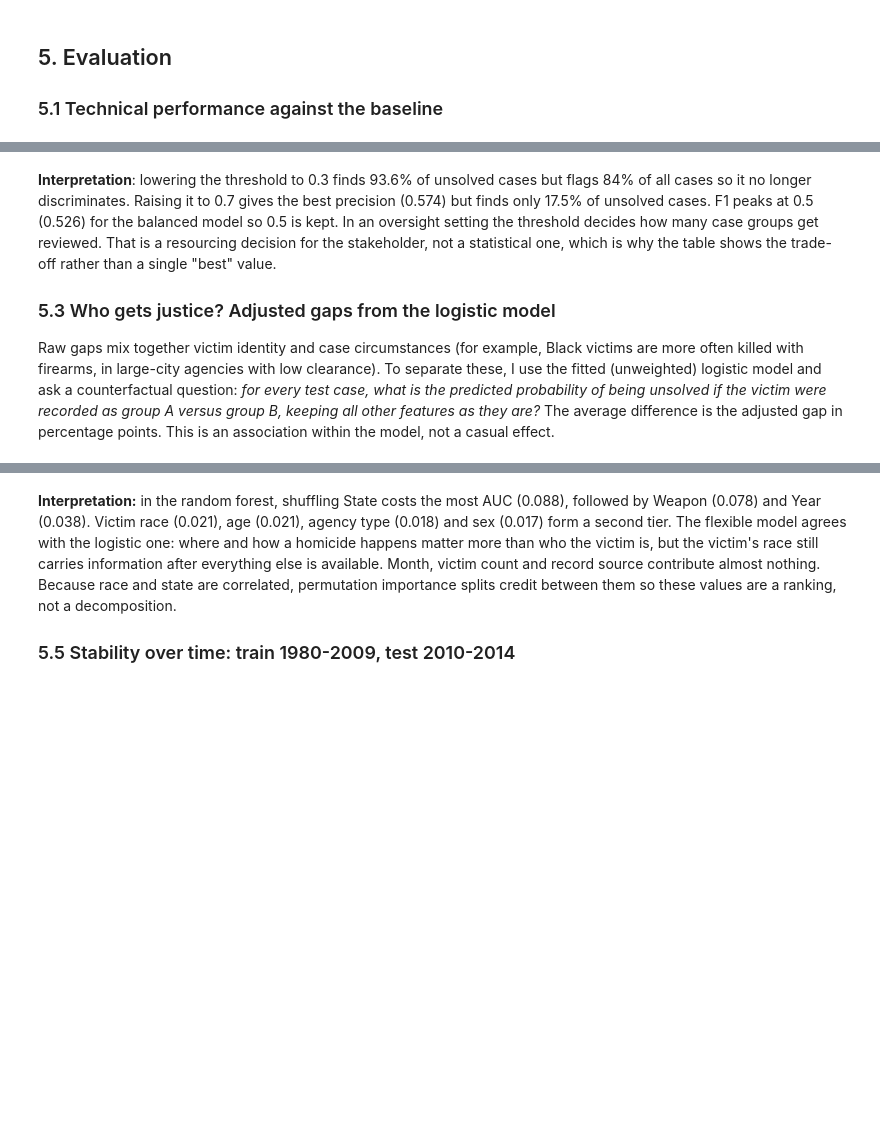
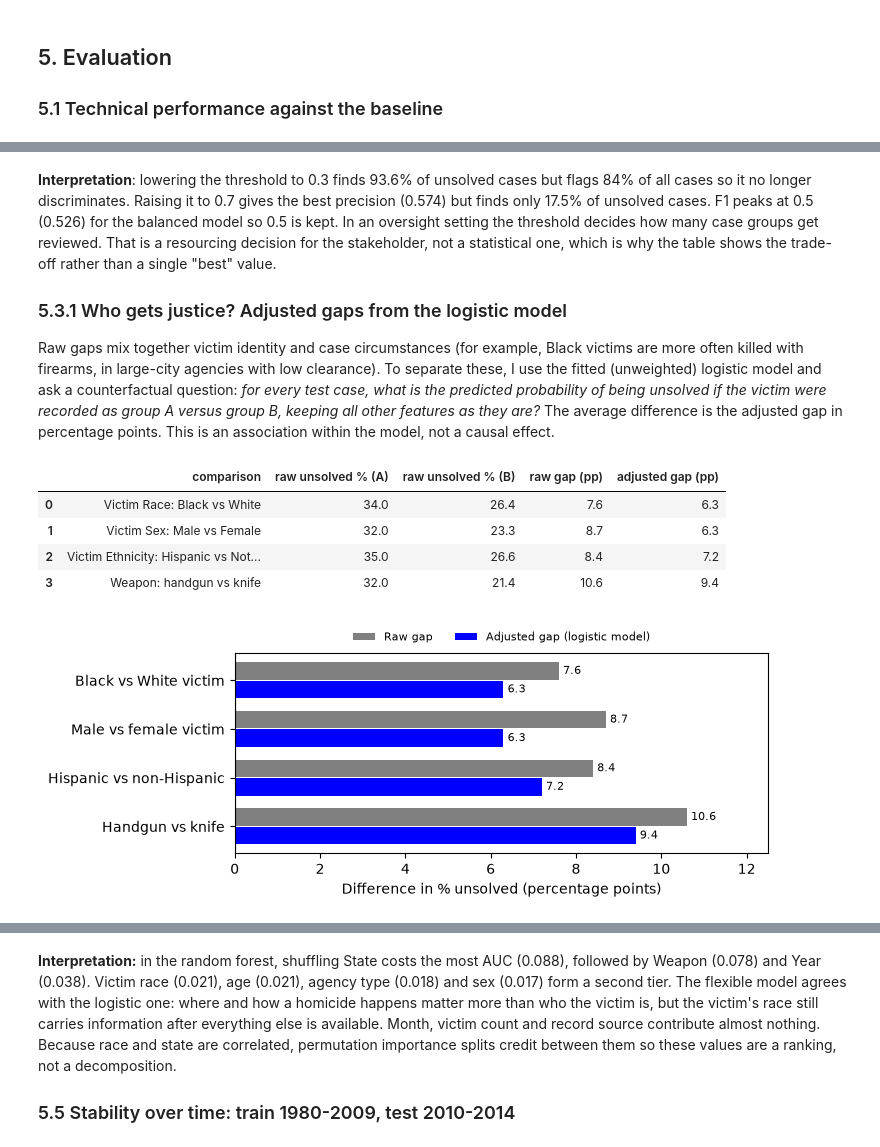
Before and after one commit to isabellelynch/WhoGetsJustice-DataAnalytics-2026, a Jupyter notebook: notebook/who-gets-justice.ipynb, the cells around one changed output, grey strips where cells are left out. Cells and saved outputs as stored; diff of their text form; code cells hidden in the pictures; blank space fills up the shorter version.

```diff
--- a/notebook/who-gets-justice.ipynb
+++ b/notebook/who-gets-justice.ipynb
@@ -258,7 +262,7 @@ by_year.iloc[[0, 10, 20, 30, -1]].round(1)
 #### Who are the victims and whose cases go unsolved?
 # %%
 for col in ["Victim Race", "Victim Sex", "Victim Ethnicity", "Agency Type", "Weapon"]:
-    df_to_show = unsolved_rate(raw, col).reset_index()
+    df_to_show = unsolved_rate(raw, col).reset_index(drop=True)
     display(df_to_show)
 # %% [output]
 |  | Victim Race | n | unsolved_pct |
@@ -767,44 +846,51 @@ thr
 # %% [markdown]
 **Interpretation**: lowering the threshold to 0.3 finds 93.6% of unsolved cases but flags 84% of all cases so it no longer discriminates. Raising it to 0.7 gives the best precision (0.574) but finds only 17.5% of unsolved cases. F1 peaks at 0.5 (0.526) for the balanced model so 0.5 is kept. In an oversight setting the threshold decides how many case groups get reviewed. That is a resourcing decision for the stakeholder, not a statistical one, which is why the table shows the trade-off rather than a single "best" value.
 
-### 5.3 Who gets justice? Adjusted gaps from the logistic model
+### 5.3.1 Who gets justice? Adjusted gaps from the logistic model
 
-Raw gaps mix together victim identity and case circumstances (for example, Black victims are more often killed with firearms, in large-city agencies with low clearance). To separate these, I use the fitted (unweighted) logistic model and ask a counterfactual question: *for every test case, what is the predicted probability of being unsolved if the victim were recorded as group A versus group B, keeping all other features as they are?* The average difference is the adjusted gap in percentage points. This is an association within the model, not a casual effect.
+Raw gaps mix together victim identity and case circumstances (for example, Black victims are more often killed with firearms, in large-city agencies with low clearance). To separate these, I use the fitted (unweighted) logistic model and ask a counterfactual question: *for every test case, what is the predicted probability of being unsolved if the victim were recorded as group A versus group B, keeping all other features as they are?* The average difference is the adjusted gap in percentage points. This is an association within the model, not a causal effect.
 # %%
 def adjusted_gap(model, col, a, b, data=X_test):
     pa = model.predict_proba(data.assign(**{col: a}))[:, 1].mean()
     pb = model.predict_proba(data.assign(**{col: b}))[:, 1].mean()
     return pa, pb
 
 rows = []
 for col, a, b in [("Victim Race", "Black", "White"), ("Victim Sex", "Male", "Female"),
                   ("Victim Ethnicity", "Hispanic", "Not Hispanic")]:
     raw_a = y_test[X_test[col] == a].mean(); raw_b = y_test[X_test[col] == b].mean()
     pa, pb = adjusted_gap(logit, col, a, b)
     rows.append({"comparison": f"{col}: {a} vs {b}", "raw unsolved % (A)": raw_a * 100, "raw unsolved % (B)": raw_b * 100,
                  "raw gap (pp)": (raw_a - raw_b) * 100, "adjusted gap (pp)": (pa - pb) * 100})
-# weapon: firearm flag and Weapon change together
+
 fa = logit.predict_proba(X_test.assign(firearm=1, Weapon="Handgun"))[:, 1].mean()
 fk = logit.predict_proba(X_test.assign(firearm=0, Weapon="Knife"))[:, 1].mean()
 rows.append({"comparison": "Weapon: handgun vs knife", "raw unsolved % (A)": y_test[X_test["Weapon"] == "Handgun"].mean() * 100,
              "raw unsolved % (B)": y_test[X_test["Weapon"] == "Knife"].mean() * 100,
              "raw gap (pp)": (y_test[X_test["Weapon"] == "Handgun"].mean() - y_test[X_test["Weapon"] == "Knife"].mean()) * 100,
              "adjusted gap (pp)": (fa - fk) * 100})
 gaps = pd.DataFrame(rows).round(1)
 display(gaps)
 
 fig, ax = plt.subplots(figsize=(7.5, 3.0))
 ax.set_axisbelow(True)
 yy = np.arange(len(gaps))
 labels = ["Black vs White victim", "Male vs female victim", "Hispanic vs non-Hispanic", "Handgun vs knife"]
-b1 = ax.barh(yy - 0.19, gaps["raw gap (pp)"], height=0.36, color=C["grey"], label="Raw gap")
-b2 = ax.barh(yy + 0.19, gaps["adjusted gap (pp)"], height=0.36, color=C["blue"], label="Adjusted gap (logistic model)")
+b1 = ax.barh(yy - 0.19, gaps["raw gap (pp)"], height=0.36, color="grey", label="Raw gap")
+b2 = ax.barh(yy + 0.19, gaps["adjusted gap (pp)"], height=0.36, color="blue", label="Adjusted gap (logistic model)")
 for bars in (b1, b2):
-    ax.bar_label(bars, fmt="%.1f", padding=3, fontsize=8, color=C["ink"])
-ax.set_yticks(yy, labels); ax.invert_yaxis(); ax.axvline(0, color=C["ink"], lw=0.8)
+    ax.bar_label(bars, fmt="%.1f", padding=3, fontsize=8, color="black")
+ax.set_yticks(yy, labels); ax.invert_yaxis(); ax.axvline(0, color="black", lw=0.8)
 ax.set_xlim(0, 12.5)
 ax.set_xlabel("Difference in % unsolved (percentage points)")
 ax.legend(frameon=False, loc="lower center", bbox_to_anchor=(0.5, 1.0), ncol=2, fontsize=8); ax.grid(axis="y", visible=False)
-fig.tight_layout(); fig.savefig(FIG / "fig_gaps.png", dpi=200, bbox_inches="tight"); plt.show()
+fig.tight_layout(); plt.show()
+# %% [output]
+|  | comparison | raw unsolved % (A) | raw unsolved % (B) | raw gap (pp) | adjusted gap (pp) |
+| 0 | Victim Race: Black vs White | 34.0 | 26.4 | 7.6 | 6.3 |
+| 1 | Victim Sex: Male vs Female | 32.0 | 23.3 | 8.7 | 6.3 |
+| 2 | Victim Ethnicity: Hispanic vs Not... | 35.0 | 26.6 | 8.4 | 7.2 |
+| 3 | Weapon: handgun vs knife | 32.0 | 21.4 | 10.6 | 9.4 |
+[figure, added]
 # %% [markdown]
 **Interpretation: the answer to "who gets justice?"**
```
Also changed, not shown: parts of 43 cells of this notebook, 2 other files.
